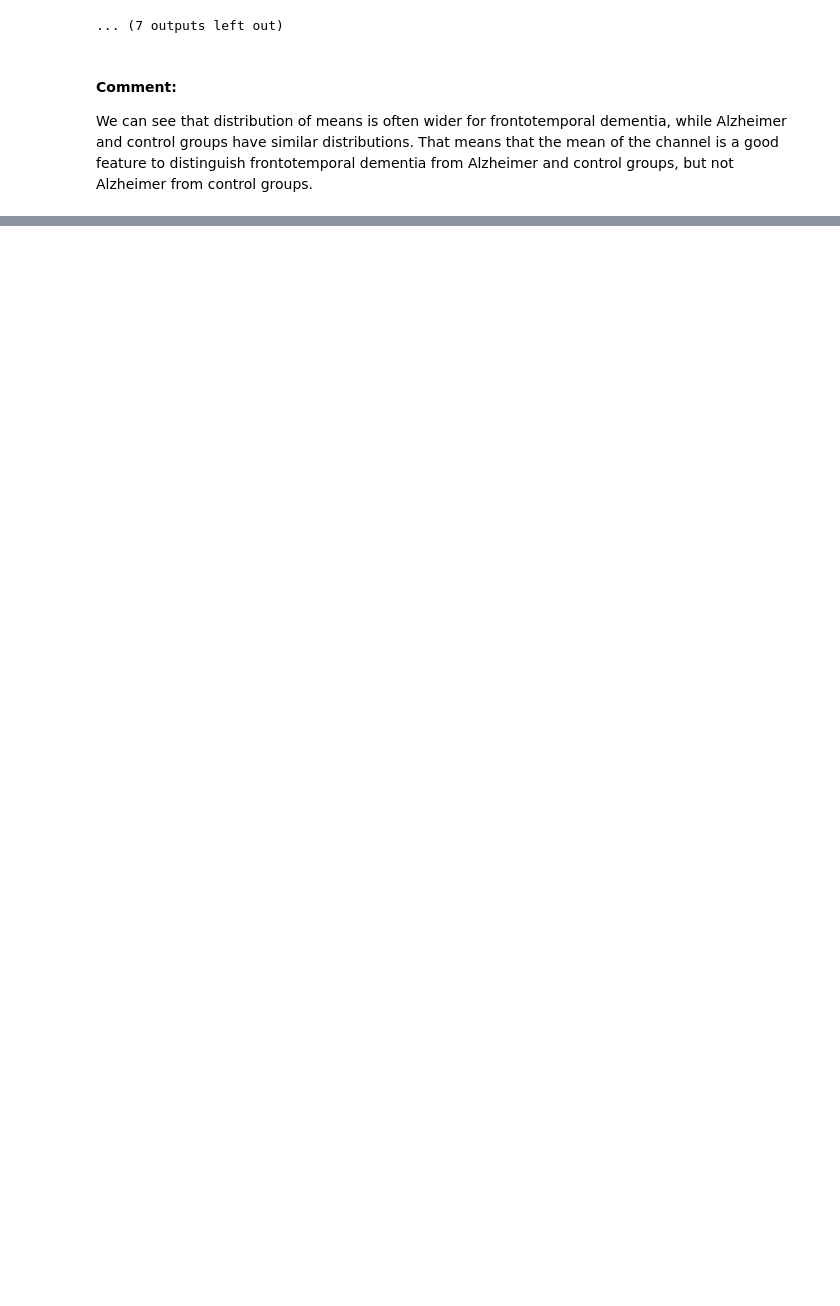
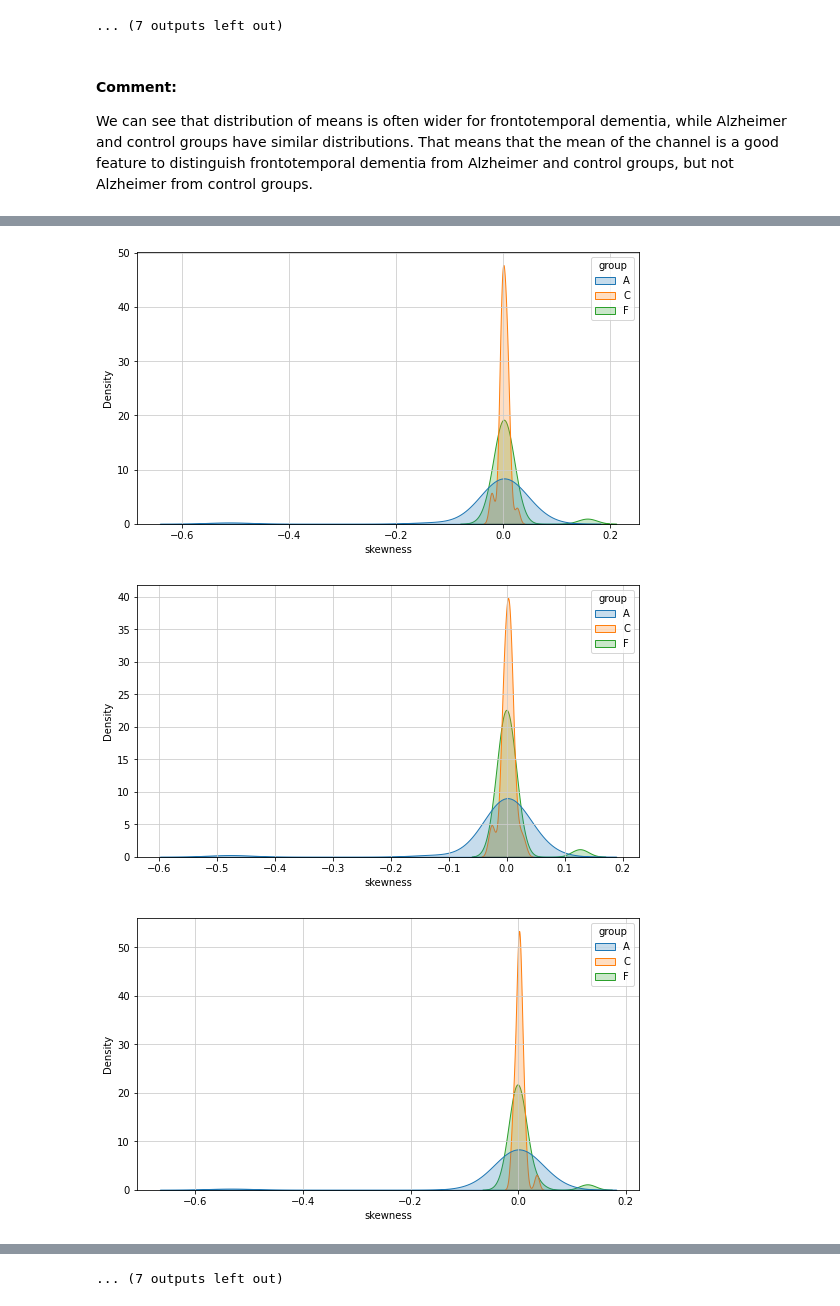
Before and after one commit to strajdzsha/EEG-classification, a Jupyter notebook: analysis/eda.ipynb, the cells around one changed output, grey strips where cells are left out. Cells and saved outputs as stored; diff of their text form; code cells hidden in the pictures; blank space fills up the shorter version.

```diff
--- a/analysis/eda.ipynb
+++ b/analysis/eda.ipynb
@@ -94,0 +129,17 @@ for ch in range(19):
+# %%
+for ch in range(19):
+    kurt = [ss.skew(alpha_rhythm(participants[i][0][ch])[0:5*fs]) for i in range(len(participants))]
+    groups = [participants[i][3] for i in range(len(participants))]
+    fig, ax = plt.subplots()
+    sns.set_style({'axes.edgecolor': '0', 'axes.facecolor': 'white', 'axes.grid': True, 'axes.linewidth': 1.5, 'grid.color': '.8', 'grid.linestyle': '-', 'image.cmap': 'rocket_r', 'legend.frameon': True, 'legend.numpoints': 1, 'legend.scatterpoints': 1, 'lines.solid_capstyle': 'round', 'text.color': '0', 'xtick.direction': 'out', 'xtick.major.size': 6.0, 'xtick.minor.size': 3.0, 'ytick.direction': 'out', 'ytick.major.size': 6.0, 'ytick.minor.size': 3.0})
+
+    data = pd.DataFrame({'skewness': kurt, 'group': groups})
+
+    sns.kdeplot(data=data, x='skewness', hue='group', fill=True, common_norm=False)
+
+    fig.set_size_inches(9, 5)
+    fig.savefig(f"../data/plots/skew_ch{ch}.png")
+# %% [output]
+[figure, added]
+[figure, added]
+[figure, added]
@@ -94,0 +155 @@ for ch in range(19):
+... (7 outputs left out)
```
Also changed, not shown: parts of 11 cells of this notebook, 3 other files.
